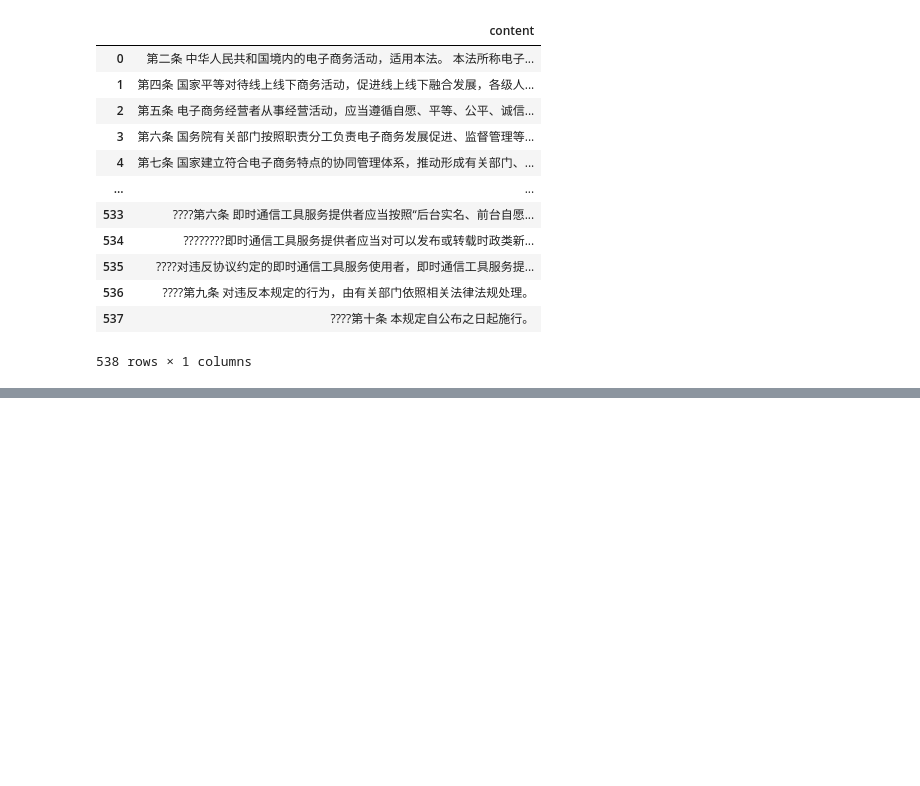
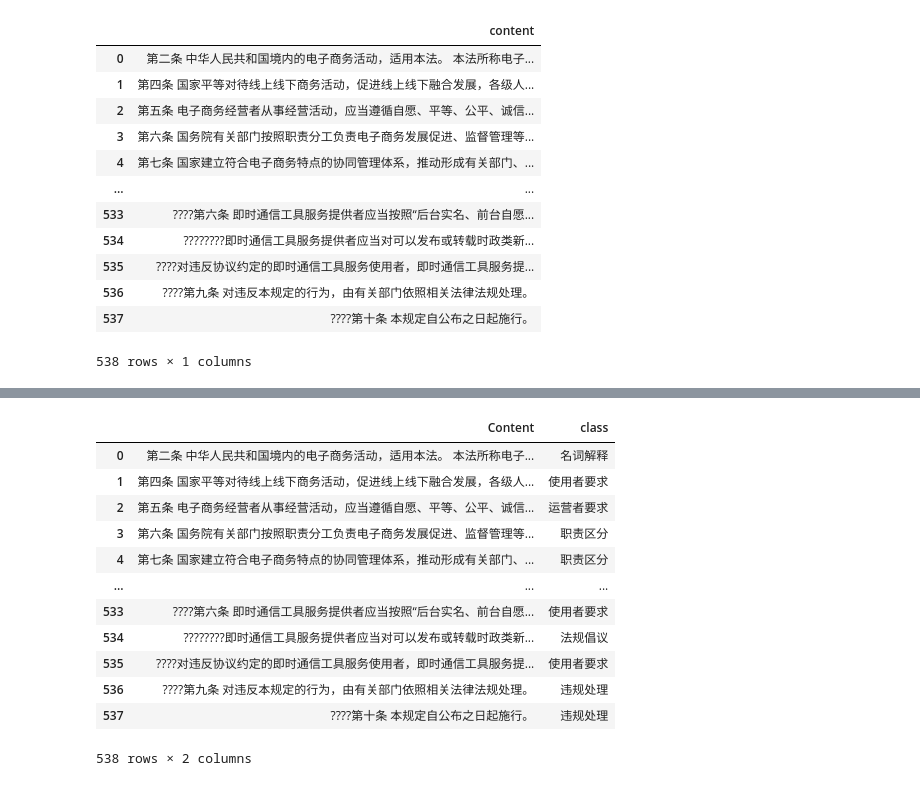
Before and after one commit to gemwise-invests/NLP-legal-corpus, a Jupyter notebook: code/test_predict.ipynb, the cells around one changed output, grey strips where cells are left out. Cells and saved outputs as stored; diff of their text form; code cells hidden in the pictures; blank space fills up the shorter version.

```diff
--- a/code/test_predict.ipynb
+++ b/code/test_predict.ipynb
@@ -137,0 +157,42 @@ test
+# %%
+
+"""
+调用训练好的模型预测新的数据集
+"""
+from useful_tools import * # 导入自编函数
+
+from sklearn.externals import joblib
+xgb = joblib.load('../classifier/xgb.pkl')  # 导入训练好的算法
+rffit = joblib.load('../classifier/rffit.pkl')
+
+
+
+#######################
+test = pd.read_csv("../data/TestSet.csv", encoding = 'gb18030')
+
+
+
+#######################
+cutWords = test['content'].apply(lambda x: get_cutword(x)) # 得到的是pandas series
+unigram_test = get_vectorize(cutWords,feats = 100)
+unigram_test = add_words(unigram_test ,test['content'])
+
+newunigram = consist_train_test(unigram_test)
+
+y_rf = rffit.predict(newunigram)
+y_xgb = xgb.predict(newunigram)
+
+
+recode =  {0 : '使用者要求', 1 : '名词解释',2 : '服务监督', 3 : '法规倡议',
+           4 : '法规目的',5 : '职责区分', 6 : '运营者要求', 7 : '违规处理'}
+
+y_rf = pd.Series(y_rf).map(recode)
+y_xgb = pd.Series(y_xgb).map(recode)
+
+predicted_rf = pd.DataFrame({'Content': test['content'], 'class': y_rf })
+predicted_xgb = pd.DataFrame({'Content': test['content'], 'class': y_xgb })
+
+# 保存
+#predicted_rf.to_csv('../data/predicted_rf.csv',encoding = 'gb18030',index = False)
+#predicted_bn.to_csv('../data/predicted_bn.csv',encoding = 'gb18030',index = False)
+#predicted_xgb.to_csv('../data/predicted_xgb.csv',encoding = 'gb18030',index = False)
@@ -137,0 +215,16 @@ test
+# %%
+predicted_xgb
+# %% [output]
+|  | Content | class |
+| 0 | 第二条 中华人民共和国境内的电子商务活动，适用本法。 本法所称电子... | 名词解释 |
+| 1 | 第四条 国家平等对待线上线下商务活动，促进线上线下融合发展，各级人... | 使用者要求 |
+| 2 | 第五条 电子商务经营者从事经营活动，应当遵循自愿、平等、公平、诚信... | 运营者要求 |
+| 3 | 第六条 国务院有关部门按照职责分工负责电子商务发展促进、监督管理等... | 职责区分 |
+| 4 | 第七条 国家建立符合电子商务特点的协同管理体系，推动形成有关部门、... | 职责区分 |
+| ... | ... | ... |
+| 533 | ????第六条 即时通信工具服务提供者应当按照“后台实名、前台自愿... | 使用者要求 |
+| 534 | ????????即时通信工具服务提供者应当对可以发布或转载时政类新... | 法规倡议 |
+| 535 | ????对违反协议约定的即时通信工具服务使用者，即时通信工具服务提... | 使用者要求 |
+| 536 | ????第九条 对违反本规定的行为，由有关部门依照相关法律法规处理。 | 违规处理 |
+| 537 | ????第十条 本规定自公布之日起施行。 | 违规处理 |
+538 rows × 2 columns
```
Also changed, not shown: parts of 15 cells of this notebook, 16 other files.
